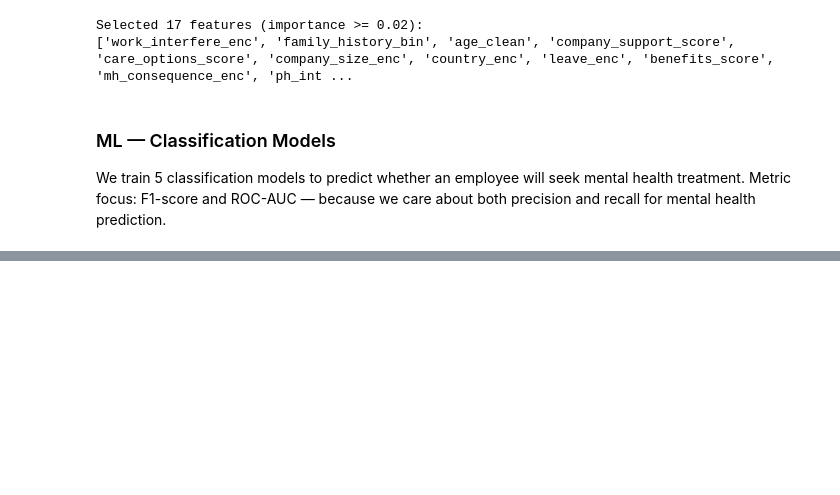
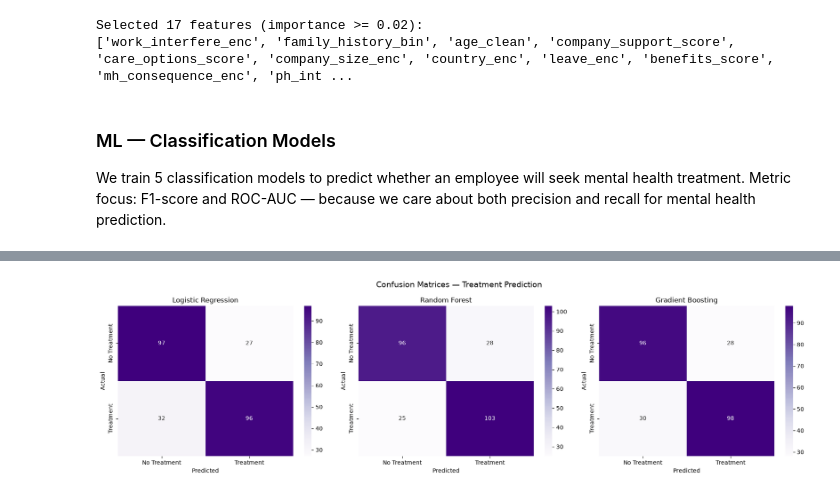
Before and after one commit to AuraFrizzati/kaggle-mh-tech-survey, a Jupyter notebook: local_exploration_notebook.ipynb, the cells around one changed output, grey strips where cells are left out. Drawn from its saved outputs; the diff is of its cells as text; code cells hidden in the pictures; blank space fills up the shorter version.

```diff
--- a/local_exploration_notebook.ipynb
+++ b/local_exploration_notebook.ipynb
@@ -644,0 +645,19 @@ NameError: name 'XGB_AVAILABLE' is not defined
+# %%
+# Confusion matrices
+fig, axes = plt.subplots(1, 3, figsize=(18, 5))
+for ax, (name, pred) in zip(axes, [
+    ('Logistic Regression', lr_pred),
+    ('Random Forest', rf_pred),
+    ('Gradient Boosting', gbm_pred)
+]):
+    cm = confusion_matrix(y_te, pred)
+    sns.heatmap(cm, annot=True, fmt='d', cmap='Purples', ax=ax,
+                xticklabels=['No Treatment','Treatment'],
+                yticklabels=['No Treatment','Treatment'])
+    ax.set_title(f'{name}')
+    ax.set_xlabel('Predicted'); ax.set_ylabel('Actual')
+
+plt.suptitle('Confusion Matrices — Treatment Prediction', fontsize=14)
+plt.tight_layout(); plt.show()
+# %% [output]
+[figure, added]
```
Also changed, not shown: parts of 4 cells of this notebook.
